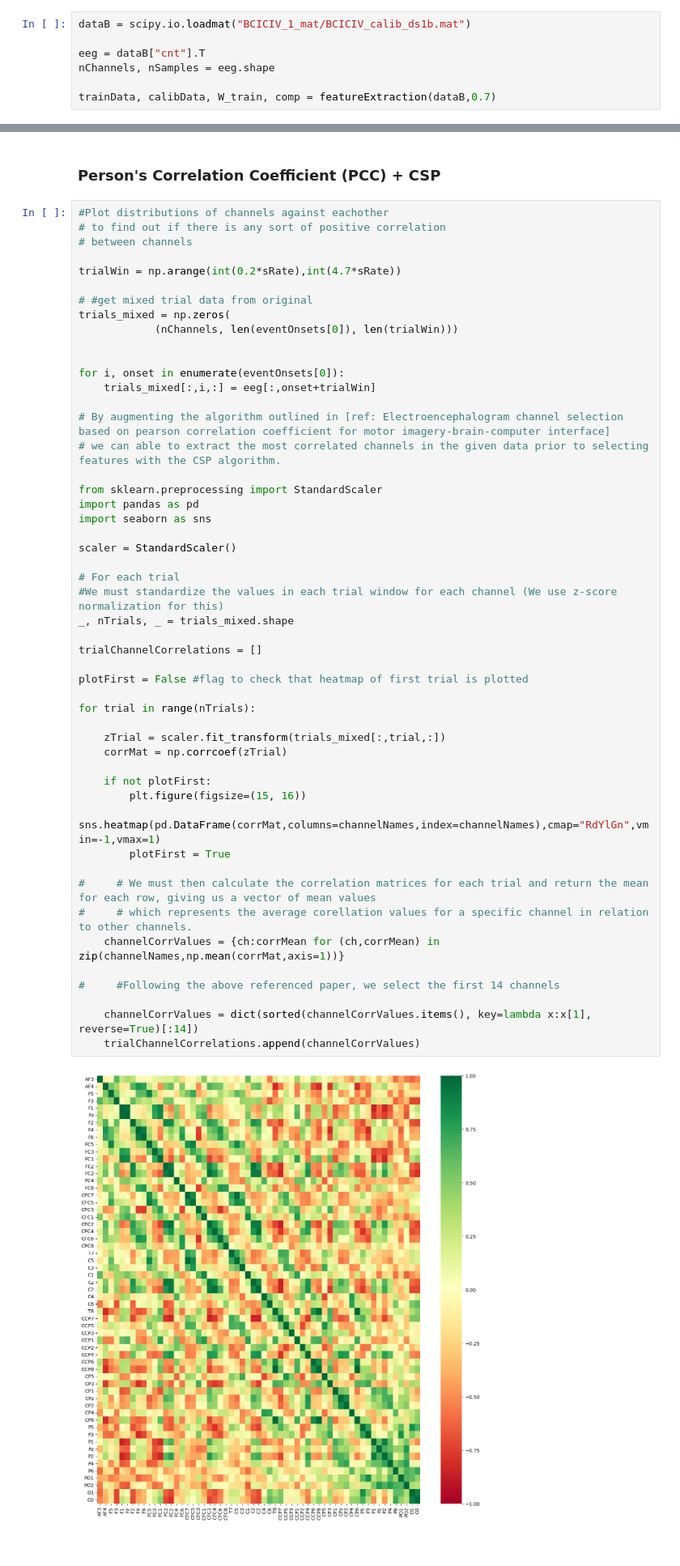
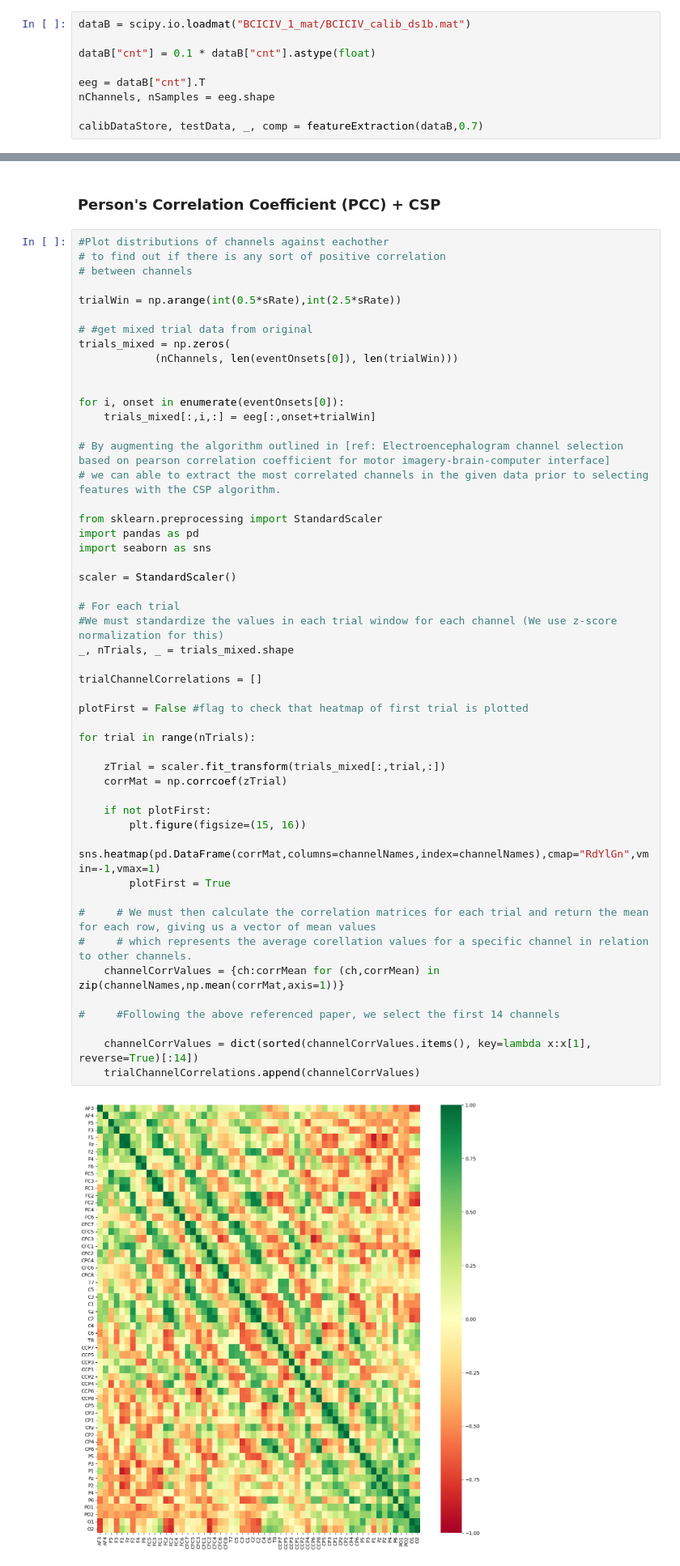
Before and after one commit to alfredsadjei/BCI_COMP_IV, a Jupyter notebook: BCI_COMP_IV_subjectB.ipynb, the cells around one changed output, grey strips where cells are left out. Shown at 81% size. Drawn from its saved outputs; the diff is of its cells as text.

```diff
--- a/BCI_COMP_IV_subjectB.ipynb
+++ b/BCI_COMP_IV_subjectB.ipynb
@@ -11,10 +12,12 @@ from ipynb.fs.defs.BCI_COMP_IV_functions import (extractInfo, getFilteredTrials,
 # %%
 dataB = scipy.io.loadmat("BCICIV_1_mat/BCICIV_calib_ds1b.mat")
+
+dataB["cnt"] = 0.1 * dataB["cnt"].astype(float)
 
 eeg = dataB["cnt"].T
 nChannels, nSamples = eeg.shape
 
-trainData, calibData, W_train, comp = featureExtraction(dataB,0.7)
+calibDataStore, testData, _, comp = featureExtraction(dataB,0.7)
 # %% [markdown]
 ### Base Classification
 # %%
@@ -153,7 +477,7 @@ np.mean(cross_val_score(bestEstimator_freq_band,calibData.iloc[:,:nCols-2], cali
 # to find out if there is any sort of positive correlation
 # between channels
 
-trialWin = np.arange(int(0.2*sRate),int(4.7*sRate))
+trialWin = np.arange(int(0.5*sRate),int(2.5*sRate))
 
 # #get mixed trial data from original
 trials_mixed = np.zeros(
@@ -172,34 +496,34 @@ import seaborn as sns
 
 scaler = StandardScaler()
 
 # For each trial
 #We must standardize the values in each trial window for each channel (We use z-score normalization for this)
 _, nTrials, _ = trials_mixed.shape
 
 trialChannelCorrelations = []
 
 plotFirst = False #flag to check that heatmap of first trial is plotted
 
 for trial in range(nTrials):
 
     zTrial = scaler.fit_transform(trials_mixed[:,trial,:])
     corrMat = np.corrcoef(zTrial)
 
     if not plotFirst:
         plt.figure(figsize=(15, 16))
         sns.heatmap(pd.DataFrame(corrMat,columns=channelNames,index=channelNames),cmap="RdYlGn",vmin=-1,vmax=1)
         plotFirst = True
 
 #     # We must then calculate the correlation matrices for each trial and return the mean for each row, giving us a vector of mean values
 #     # which represents the average corellation values for a specific channel in relation to other channels.
     channelCorrValues = {ch:corrMean for (ch,corrMean) in zip(channelNames,np.mean(corrMat,axis=1))}
 
 #     #Following the above referenced paper, we select the first 14 channels
 
     channelCorrValues = dict(sorted(channelCorrValues.items(), key=lambda x:x[1], reverse=True)[:14])
     trialChannelCorrelations.append(channelCorrValues)
 # %% [output]
-[figure, old version]
+[figure, new version]
 # %%
 from collections import defaultdict
 
```
Also changed, not shown: parts of 46 cells of this notebook, 11 other files.
